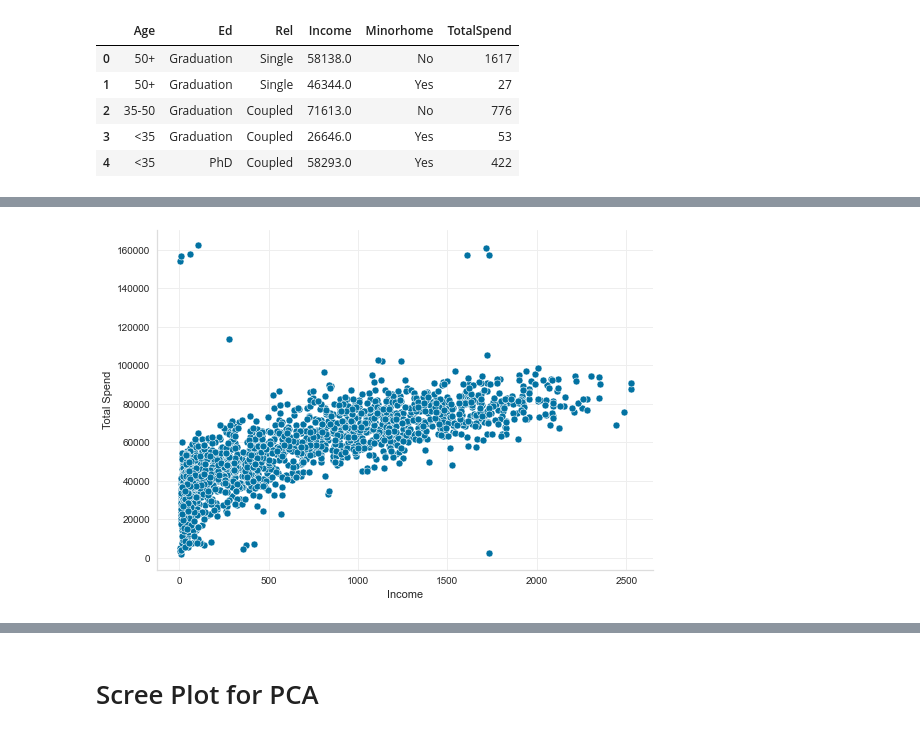
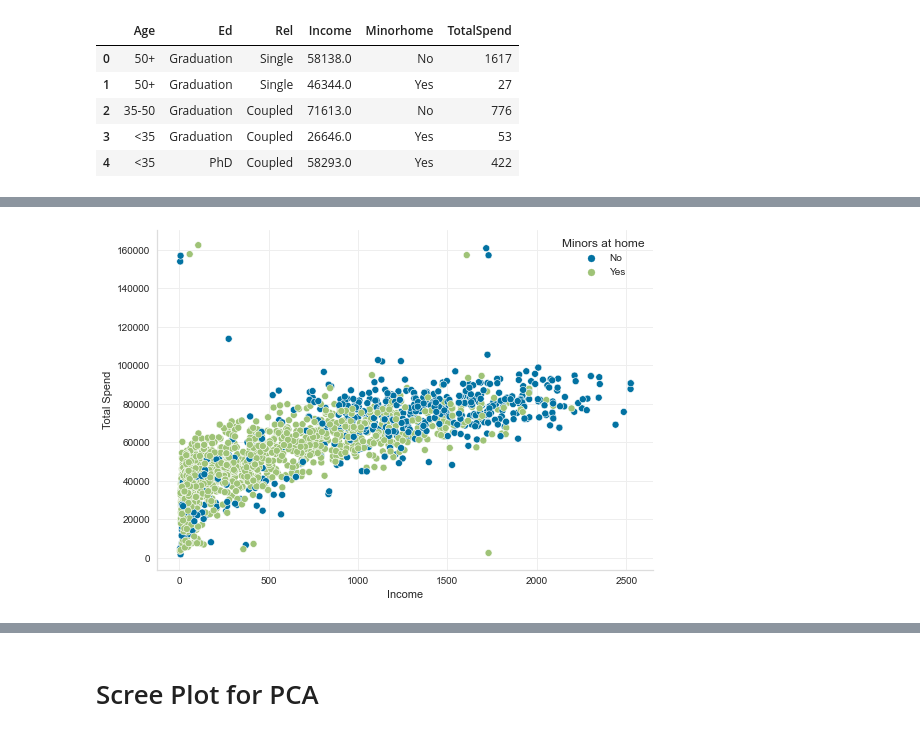
Before and after one commit to saranshkr/customer-profile-analysis, a Jupyter notebook: clustering-model.ipynb, the cells around one changed output, grey strips where cells are left out. Drawn from its saved outputs; the diff is of its cells as text; code cells hidden in the pictures.

```diff
--- a/clustering-model.ipynb
+++ b/clustering-model.ipynb
@@ -92,13 +89,13 @@ df.head()
 # %%
-X = df[['Income', 'TotalSpend']]
-ax = sns.scatterplot(y=X['Income'], x=X['TotalSpend'])
+ax = sns.scatterplot(data=df_orig, y='Income', x='TotalSpend', hue='Minorhome')
 format_axes(ax)
 plt.xlabel('Income')
 plt.ylabel('Total Spend')
+plt.legend(title='Minors at home')
 plt.tight_layout()
 plt.show()
 # %% [output]
-[figure, old version]
+[figure, new version]
 # %%
 scaler = StandardScaler()
 df[df.columns[8:]] = scaler.fit_transform(df[df.columns[8:]])
```
Also changed, not shown: parts of 18 cells of this notebook.
